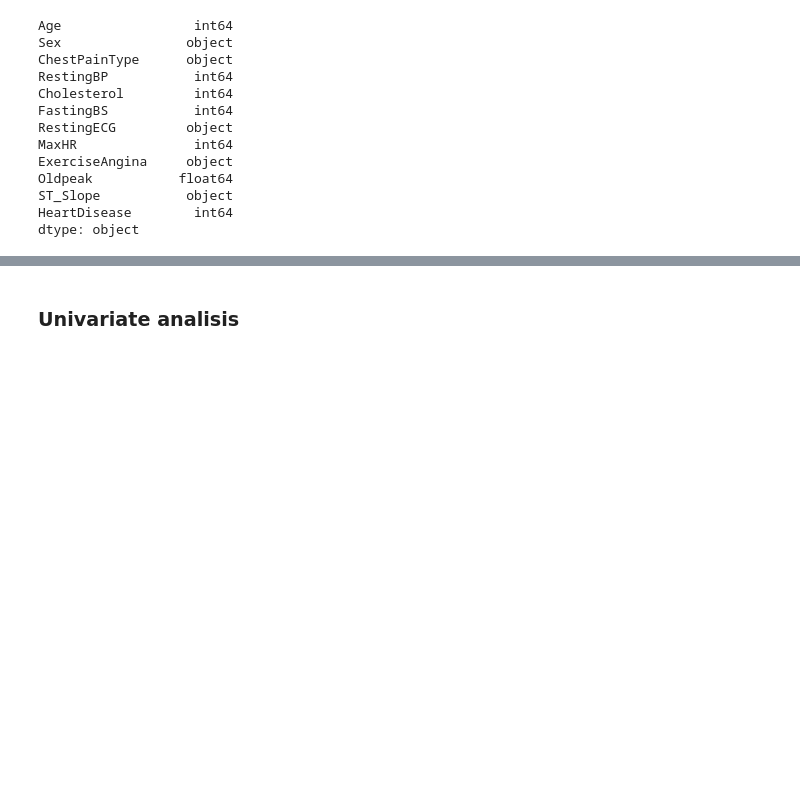
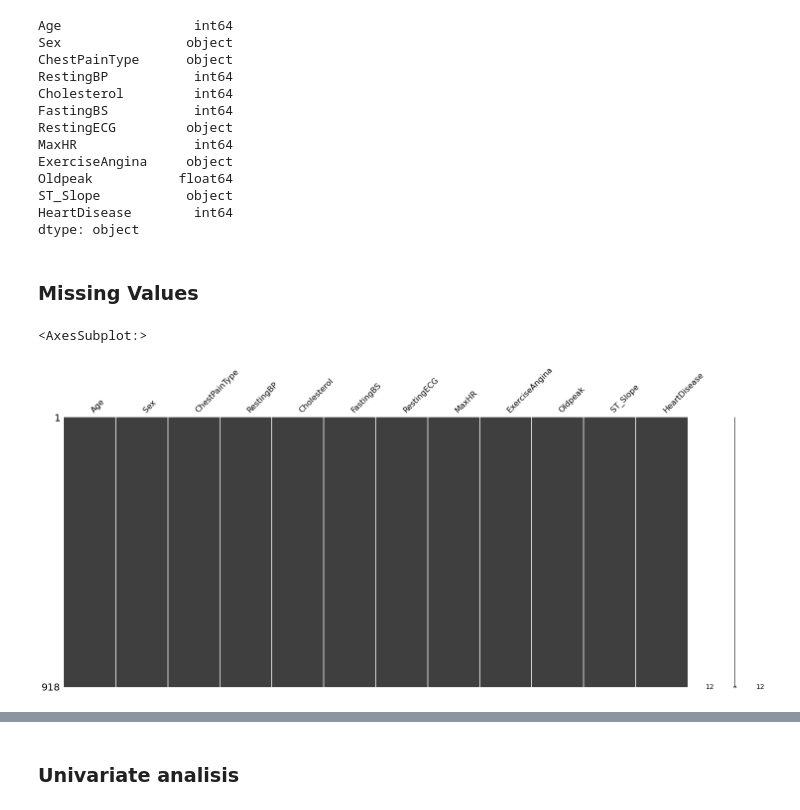
Before and after one commit to 13Mai13/heart-failure, a Jupyter notebook: notebooks/heart-failure.ipynb, the cells around one changed output, grey strips where cells are left out. Drawn from its saved outputs; the diff is of its cells as text; code cells hidden in the pictures; blank space fills up the shorter version.

```diff
--- a/notebooks/heart-failure.ipynb
+++ b/notebooks/heart-failure.ipynb
@@ -52,3 +53,10 @@ Oldpeak           float64
 ST_Slope           object
 HeartDisease        int64
 dtype: object
+# %% [markdown]
+### Missing Values
+# %%
+msno.matrix(data)
+# %% [output]
+<AxesSubplot:>
+[figure, added]
```
Also changed, not shown: parts of 12 cells of this notebook, 11 other files.
